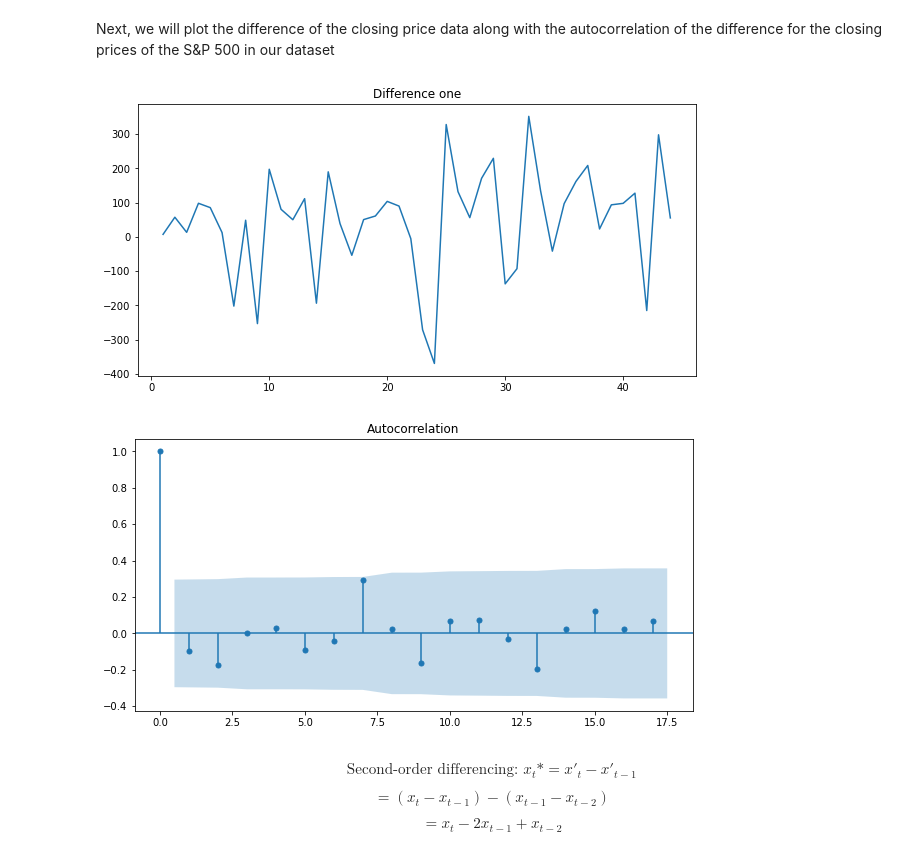
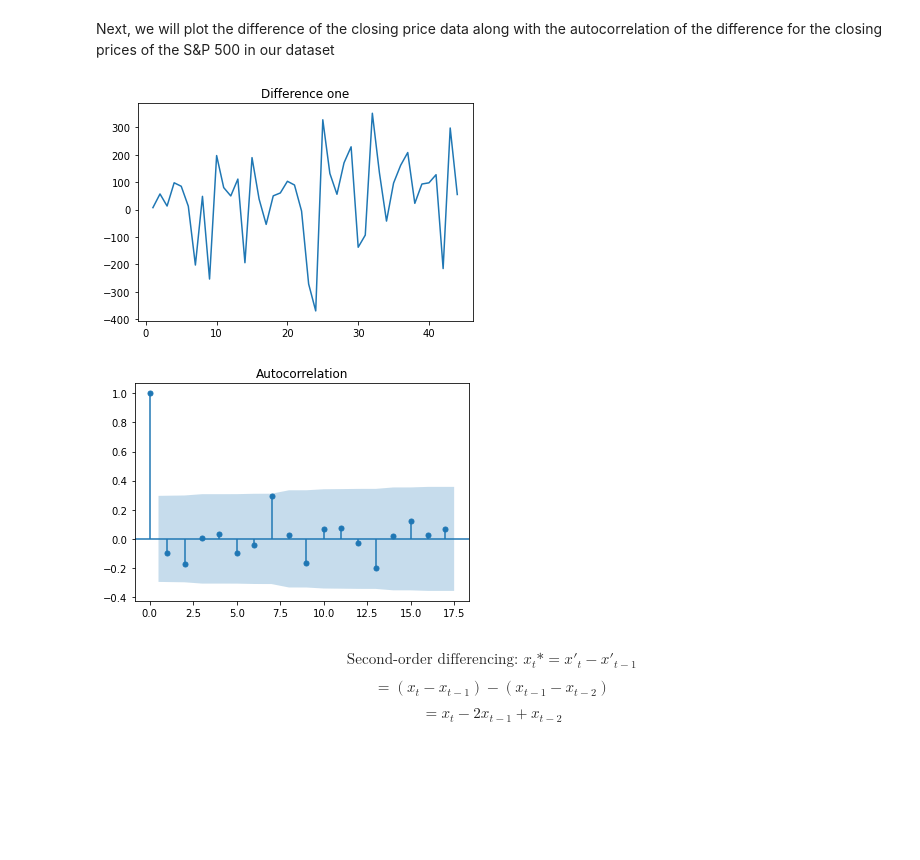
Before and after one commit to Ciaran-Carroll/college, a Jupyter notebook: Time Series Analysis.ipynb, the cells around one changed output. Drawn from its saved outputs; the diff is of its cells as text; code cells hidden in the pictures; blank space fills up the shorter version.

```diff
--- a/Time Series Analysis.ipynb
+++ b/Time Series Analysis.ipynb
@@ -302,19 +221,17 @@ Next, we will plot the difference of the closing price data along with the autoc
 # %%
 ## Calculates the difference of the closing price data
 diff = Reverse_SP_500_Close_Values.diff().dropna()
 
 ## Plots the difference of the closing price data along with
 ## the autocorrelation of the difference for the closing prices
 ## of the S&P 500 in our dataset
-plt.figure(figsize=(10,5))
 plt.plot(diff)
 plt.title('Difference one')
 plot_acf(diff)
-plt.gcf().set_size_inches(10, 5)
 plt.show()
 # %% [output]
-[figure, old version]
+[figure, new version]
-[figure, old version]
+[figure, new version]
 # %% [markdown]
 $$ \text{Second-order differencing: } x_t* = x'_t - x'_{t -1} $$
 
```
Also changed, not shown: parts of 55 cells of this notebook.
